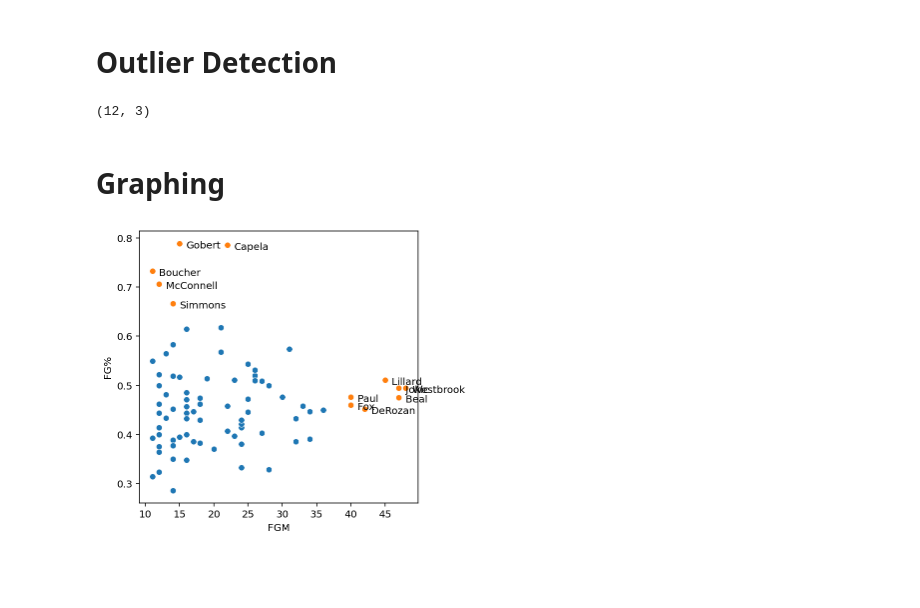
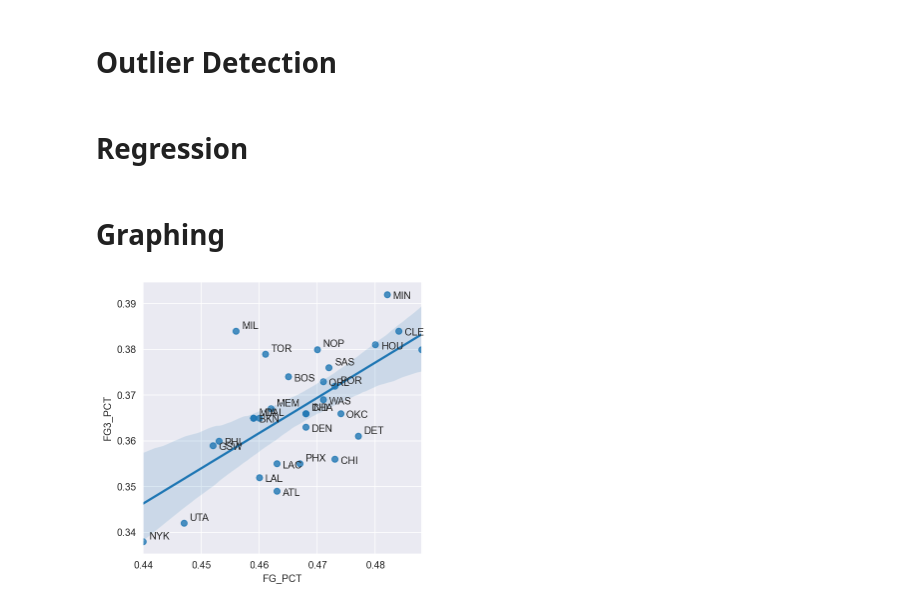
Before and after one commit to victorcoelh/NBAStatsBR, a Jupyter notebook: main.ipynb, the cells around one changed output. Drawn from its saved outputs; the diff is of its cells as text; code cells hidden in the pictures; blank space fills up the shorter version.

```diff
--- a/main.ipynb
+++ b/main.ipynb
@@ -22,6 +55,7 @@ print(df.shape)
 # %%
-data = df[['PLAYER_NAME', 'FGM', 'FG_PCT']]
-data = data[data['FGM'] > 10]
+data = df[['TEAM_ABBREVIATION', 'FG_PCT', 'FG3_PCT']]
 
 print(data.columns)
+
+print(data.sort_values("FG3_PCT", 0))
 # %% [output]
@@ -29,29 +79,34 @@ Index(['PLAYER_NAME', 'FGM', 'FG_PCT'], dtype='object')
 # %% [markdown]
 # Outlier Detection
 # %%
-outliers = data[np.abs(stats.zscore(data[['FGM', 'FG_PCT']])) > 2]
-outliers.shape
+#outliers = data[np.abs(stats.zscore(data[['FGM', 'FG_PCT']])) > 2]
+#outliers.shape
+outliers = data
-# %% [output]
-(12, 3)
+# %% [markdown]
+# Regression
 # %% [markdown]
 # Graphing
 # %%
+sns.set_style("darkgrid")
 fig, ax = plt.subplots(figsize=(5, 5))
-ax.set(xlabel='FGM', ylabel='FG%')
-abacate = (-1, 0.5)
+ax.set(xlabel='FG2%', ylabel='FG3%')
+abacate = (0.5, -1)
+sns.regplot(ax=ax, data=data, x=data['FG_PCT'], y=data['FG3_PCT'])
+#sns.scatterplot(ax=ax, data=outliers, x='FGM', y='FG3_PCT')
 
-sns.scatterplot(ax=ax, data=data, x='FGM', y='FG_PCT')
-sns.scatterplot(ax=ax, data=outliers, x='FGM', y='FG_PCT')
+# decision hyperplane plotting
 
+# name plotting
 for i in range(outliers.shape[0]):
-    #outliers.sort_values("FGM", 0, inplace=True)
-    x_pos = outliers["FGM"].iloc[i] + 1
-    y_pos = outliers["FG_PCT"].iloc[i] - 0.01
-    names = outliers['PLAYER_NAME'].iloc[i].split(" ")
-    names[0] = names[0][0] + '.'
-    last_names = names[1]#' '.join(names)
+    #outliers.sort_values("FG3_PCT", 0, inplace=True)
+    x_pos = outliers["FG_PCT"].iloc[i] + 0.001
+    y_pos = outliers["FG3_PCT"].iloc[i] + abacate[i % 2] * 0.001
+    names = outliers['TEAM_ABBREVIATION'].iloc[i].split(" ")
+    #names[0] = names[0][0] + '.'
+    #last_names = names[1]#' '.join(names)
+    last_names = names[0]
     ax.annotate(text=last_names, xy=(x_pos, y_pos), xycoords='data')
 
-plt.savefig("output/clutch_shooting.png", dpi=300)
+plt.savefig("output/team_defense", dpi=300)
 # %% [output]
-[figure, old version]
+[figure, new version]
```
Also changed, not shown: parts of 5 cells of this notebook, 1 other file.
